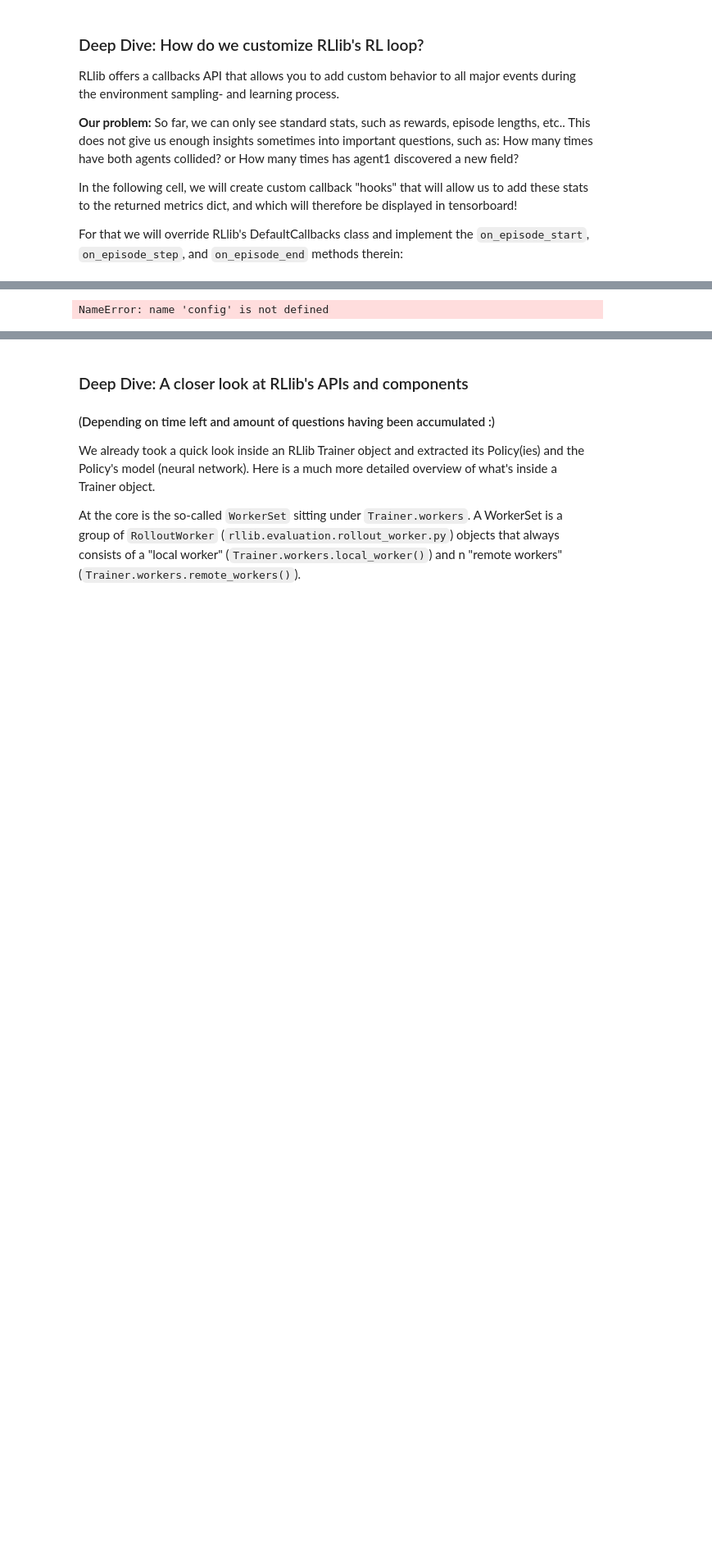
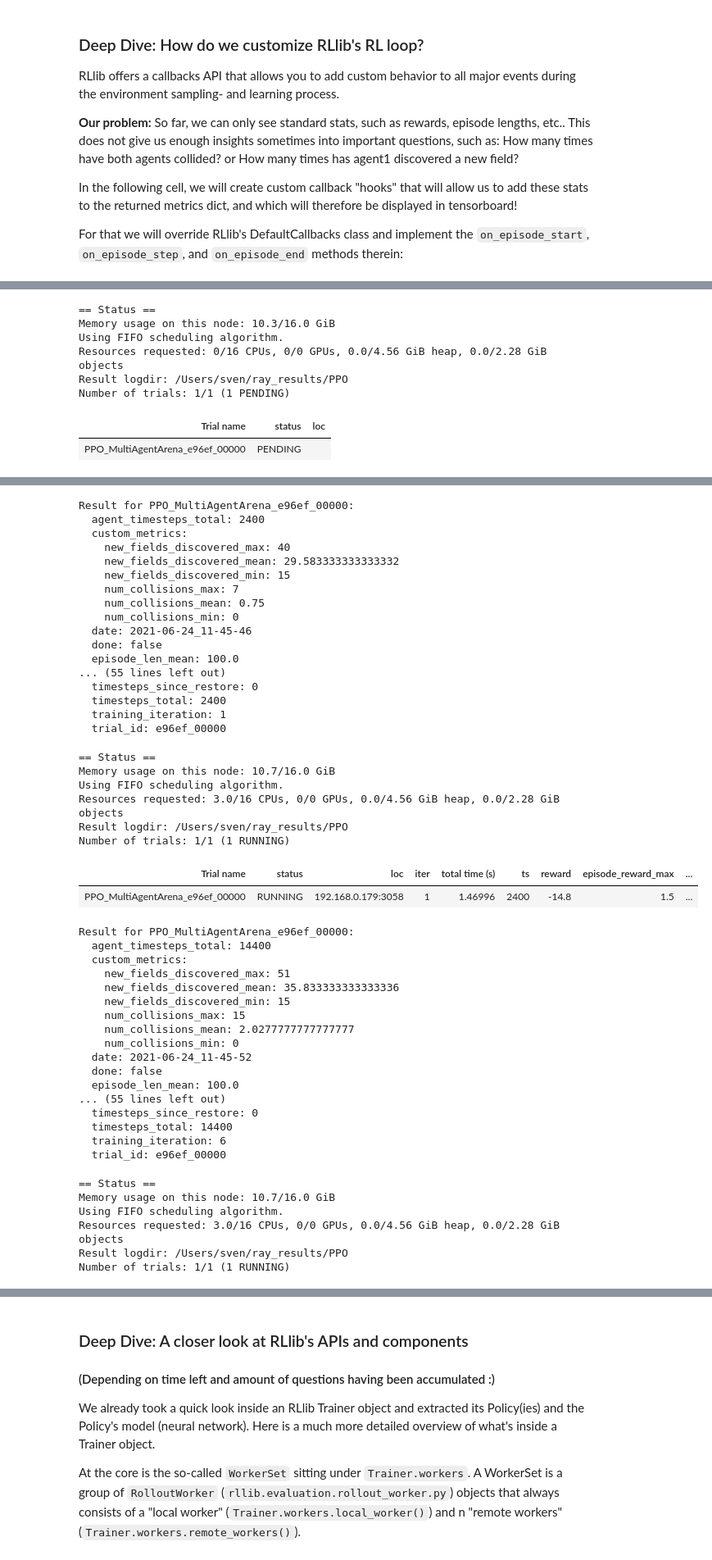
Before and after one commit to sven1977/rllib_tutorials, a Jupyter notebook: ray_summit_2021/tutorial_notebook.ipynb, the cells around one changed output, grey strips where cells are left out. Shown at 82% size. Saved outputs shown, nothing was run; the diff lists cells and outputs as text; code cells hidden in the pictures; blank space fills up the shorter version.

```diff
--- a/ray_summit_2021/tutorial_notebook.ipynb
+++ b/ray_summit_2021/tutorial_notebook.ipynb
@@ -1389,11 +1505,21 @@ config.update({
             #"layers": [128, 128],
         },
     },
-    # Revert these to single trials (and use those hyperparams that performed well in our Exercise #2).
-    "lr": 0.0005,
-    "train_batch_size": 2000,
 })
 
-tune.run("PPO", config=config, stop=stop)
+tune.run(
+    "PPO",
+    config=config,
+    stop={
+        "training_iteration": 3,
+    },
+)
 # %% [output]
-NameError: name 'config' is not defined
+== Status ==
+Memory usage on this node: 10.3/16.0 GiB
+Using FIFO scheduling algorithm.
+Resources requested: 0/16 CPUs, 0/0 GPUs, 0.0/4.56 GiB heap, 0.0/2.28 GiB objects
+Result logdir: /Users/sven/ray_results/PPO
+Number of trials: 1/1 (1 PENDING)
+| Trial name | status | loc |
+| PPO_MultiAgentArena_e96ef_00000 | PENDING |  |
@@ -1399,0 +1532,48 @@ NameError: name 'config' is not defined
+Result for PPO_MultiAgentArena_e96ef_00000:
+  agent_timesteps_total: 2400
+  custom_metrics:
+    new_fields_discovered_max: 40
+    new_fields_discovered_mean: 29.583333333333332
+    new_fields_discovered_min: 15
+    num_collisions_max: 7
+    num_collisions_mean: 0.75
+    num_collisions_min: 0
+  date: 2021-06-24_11-45-46
+  done: false
+  episode_len_mean: 100.0
+... (55 lines left out)
+  timesteps_since_restore: 0
+  timesteps_total: 2400
+  training_iteration: 1
+  trial_id: e96ef_00000
+== Status ==
+Memory usage on this node: 10.7/16.0 GiB
+Using FIFO scheduling algorithm.
+Resources requested: 3.0/16 CPUs, 0/0 GPUs, 0.0/4.56 GiB heap, 0.0/2.28 GiB objects
+Result logdir: /Users/sven/ray_results/PPO
+Number of trials: 1/1 (1 RUNNING)
+| Trial name | status | loc | iter | total time (s) | ts | reward | episode_reward_max | ... |
+| PPO_MultiAgentArena_e96ef_00000 | RUNNING | 192.168.0.179:3058 | 1 | 1.46996 | 2400 | -14.8 | 1.5 | ... |
+Result for PPO_MultiAgentArena_e96ef_00000:
+  agent_timesteps_total: 14400
+  custom_metrics:
+    new_fields_discovered_max: 51
+    new_fields_discovered_mean: 35.833333333333336
+    new_fields_discovered_min: 15
+    num_collisions_max: 15
+    num_collisions_mean: 2.0277777777777777
+    num_collisions_min: 0
+  date: 2021-06-24_11-45-52
+  done: false
+  episode_len_mean: 100.0
+... (55 lines left out)
+  timesteps_since_restore: 0
+  timesteps_total: 14400
+  training_iteration: 6
+  trial_id: e96ef_00000
+== Status ==
+Memory usage on this node: 10.7/16.0 GiB
+Using FIFO scheduling algorithm.
+Resources requested: 3.0/16 CPUs, 0/0 GPUs, 0.0/4.56 GiB heap, 0.0/2.28 GiB objects
+Result logdir: /Users/sven/ray_results/PPO
+Number of trials: 1/1 (1 RUNNING)
```
Also changed, not shown: parts of 11 cells of this notebook, 1 other file.
